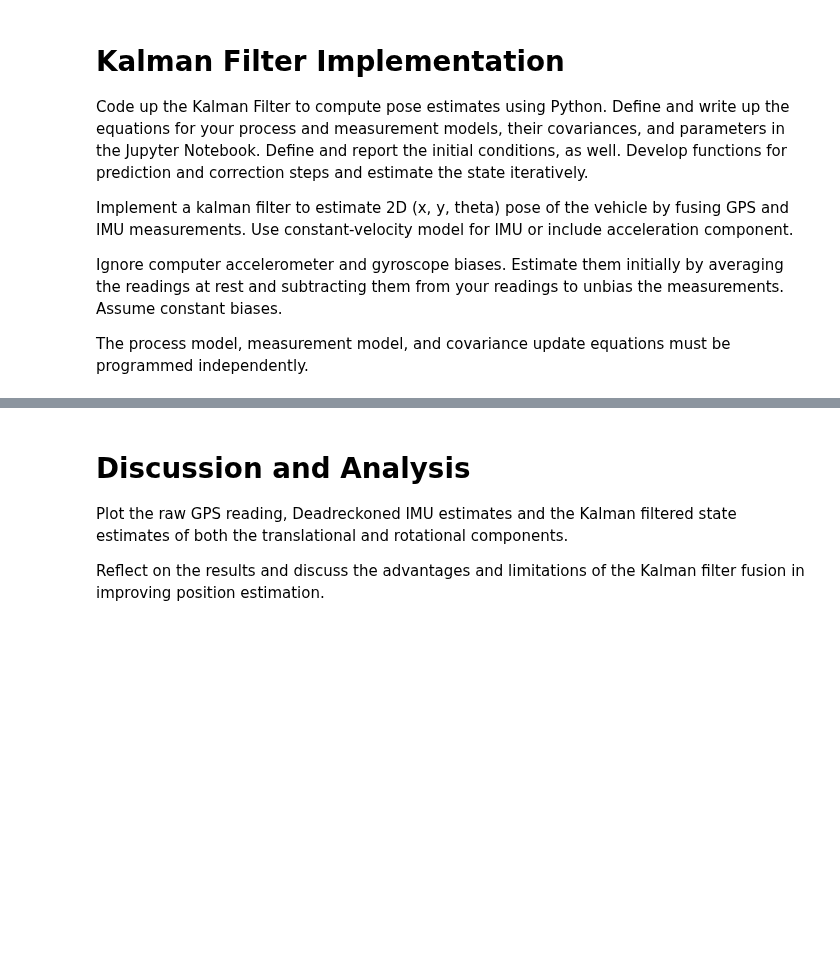
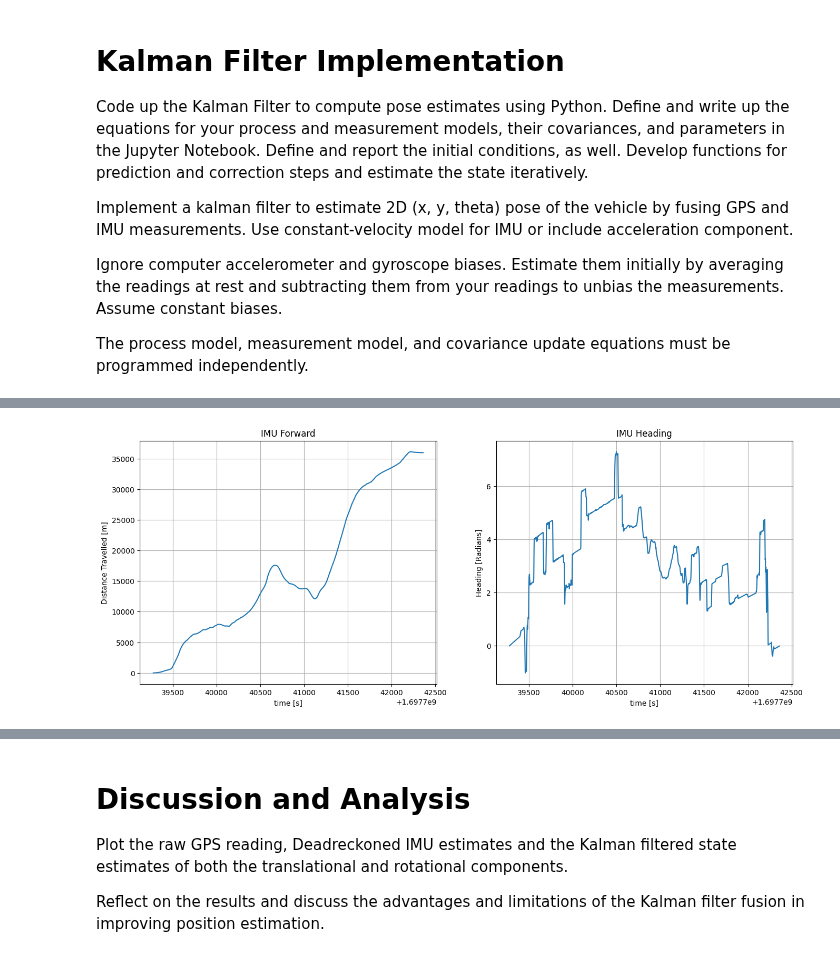
Before and after one commit to meuliano/AutonomousFieldRobotics, a Jupyter notebook: HW5/hw5_euliano.ipynb, the cells around one changed output, grey strips where cells are left out. Cells and saved outputs as stored; diff of their text form; code cells hidden in the pictures; blank space fills up the shorter version.

Commit message:
Dead Reckoning with IMU

```diff
--- a/HW5/hw5_euliano.ipynb
+++ b/HW5/hw5_euliano.ipynb
@@ -130,0 +67,45 @@ plt.show()
+# %%
+# Perform IMU Dead Reckoning
+imu_lin_accel_data = np.array([lin_accel_x.index[:], lin_accel_y.index[:], lin_accel_z.index[:]])
+lin_x, lin_y, lin_z = imu_lin_accel_data
+
+theta = 0  # Initial orientation
+
+time0 = imu_time.index[0]
+
+lin_x1 = lin_x - np.mean(lin_x)
+
+imu_v = integrate.cumtrapz(lin_x1, imu_time.index[:])
+imu_p = integrate.cumtrapz(imu_v, imu_time.index[1:])
+
+
+ang_vel = ang_vel_z.index[:] - np.mean(ang_vel_z.index[:])
+
+yaw_angle = integrate.cumtrapz(ang_vel, imu_time.index[:])
+
+px = []
+py = []
+
+for i in range(1, len(lin_accel_x)-1):
+    dt = imu_time.index[i] - time0
+    time0 = imu_time.index[i]
+
+    px.append(-imu_v[i] * np.cos(yaw_angle[i]))
+    py.append(imu_v[i] * np.sin(yaw_angle[i]))
+
+imu_pE = integrate.cumtrapz(px, imu_time.index[2:])
+imu_pN = integrate.cumtrapz(py, imu_time.index[2:])
+# %%
+fig, ax = plt.subplots(1, 2, figsize=(16, 6))
+ax[0].plot(imu_time.index[2::], imu_p)
+ax[0].set_xlabel('time [s]')
+ax[0].set_ylabel('Distance Travelled [m]')
+ax[0].set_title('IMU Forward')
+ax[0].grid()
+ax[1].plot(imu_time.index[1:], yaw_angle)
+ax[1].set_xlabel('time [s]')
+ax[1].set_ylabel('Heading [Radians]')
+ax[1].set_title('IMU Heading')
+ax[1].grid()
+# %% [output]
+[figure, added]
```
Also changed, not shown: parts of 11 cells of this notebook, 1 other file.
